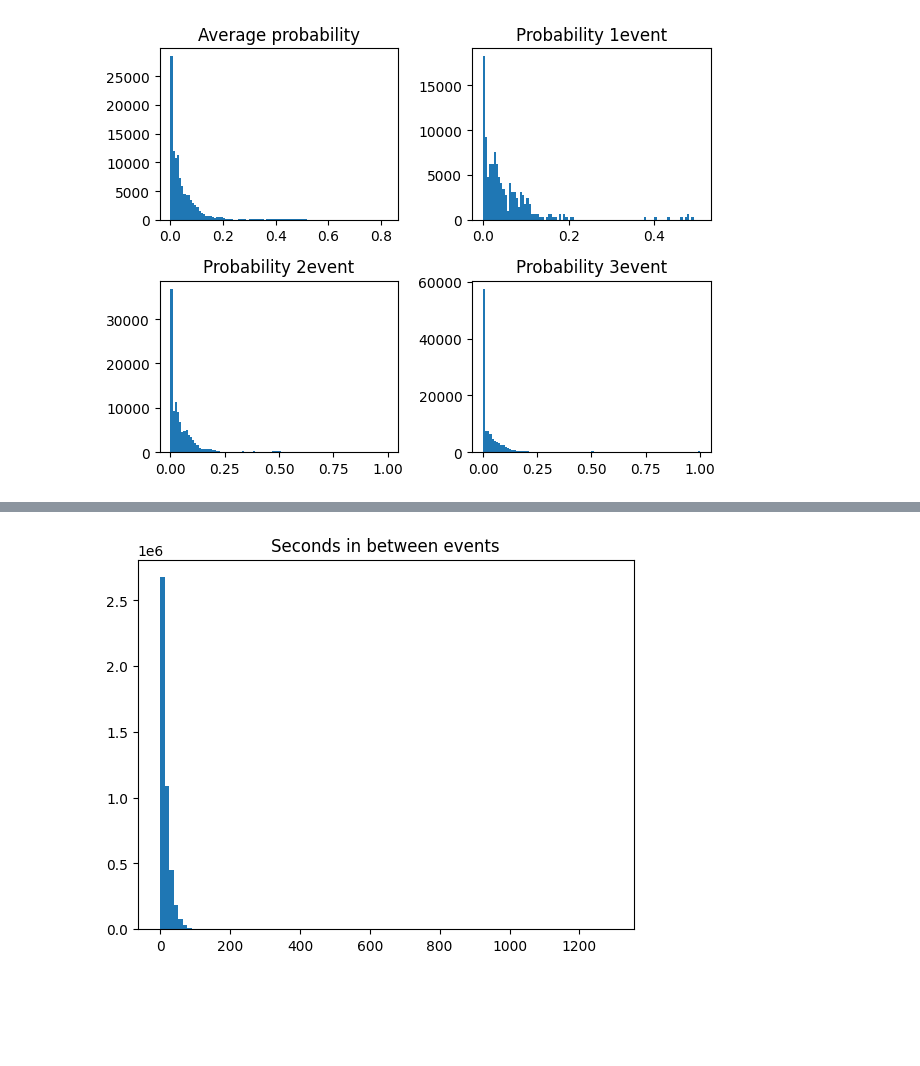
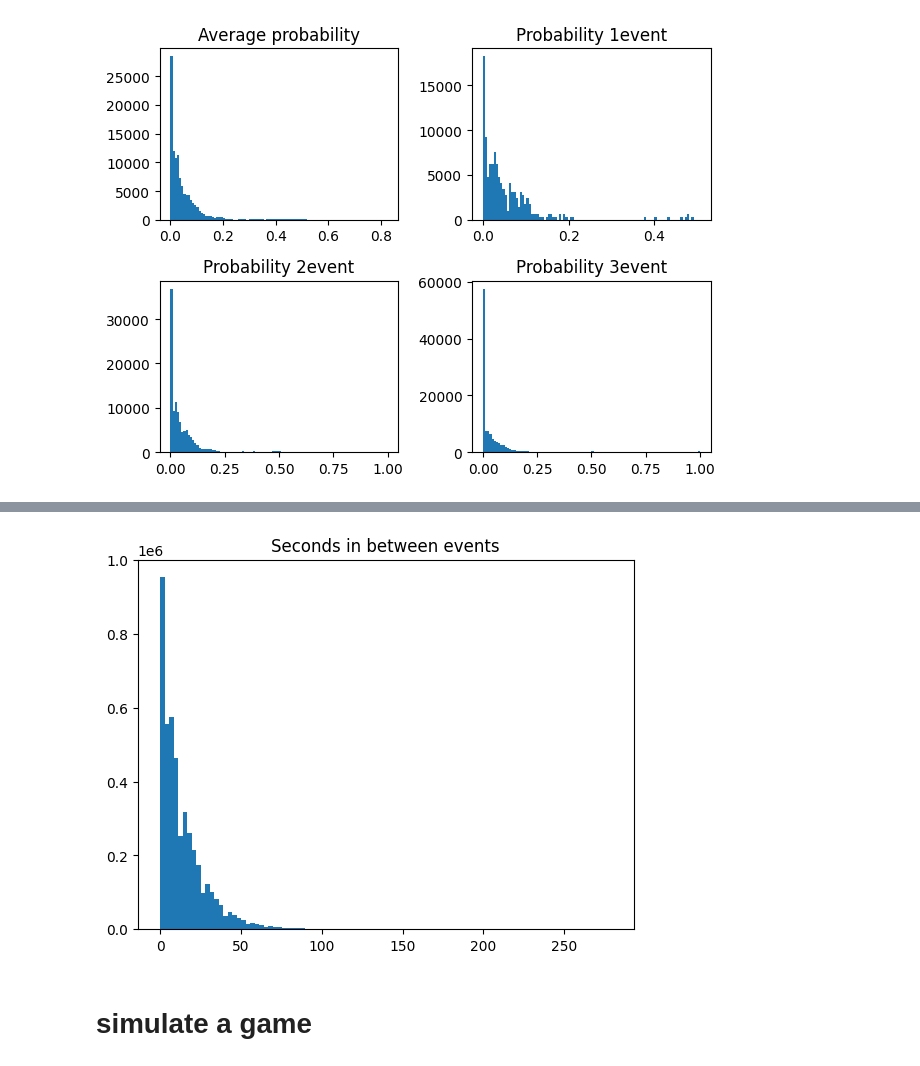
Before and after one commit to jeffxhansen/NHL_Win_Predictor, a Jupyter notebook: jeff.ipynb, the cells around one changed output, grey strips where cells are left out. Drawn from its saved outputs; the diff is of its cells as text; code cells hidden in the pictures; blank space fills up the shorter version.

```diff
--- a/jeff.ipynb
+++ b/jeff.ipynb
@@ -14,19 +19,20 @@ DATA_PATH = "data/play_by_play/"
 # %% [markdown]
 # load ALL of the data and clean it
 # %%
-rel_cols = [
-    'event_type', 'game_seconds_remaining', 'event_team_type',
-    'home_final', 'game_id', 'home_final',
-    'away_final', 'home_name', 'away_name']
 dataframes = []
 for file in sorted(list(os.listdir(DATA_PATH))):
     print(file)
     if file.endswith(".csv"):
         df = pd.read_csv(os.path.join(DATA_PATH, file), encoding='latin1')
-        df = df[rel_cols]
+        #df = df[rel_cols]
         dataframes.append(df)
 
-df_orig = pd.concat(dataframes)
+df_all = pd.concat(dataframes)
+rel_cols = [
+    'event_type', 'game_seconds_remaining', 'event_team_type',
+    'home_final', 'game_id', 'home_final',
+    'away_final', 'home_name', 'away_name']
+df_orig = df_all[rel_cols].copy()
 display(df_orig.head(10))
 # %% [output]
 play_by_play_2010_11.csv
@@ -77,6 +104,7 @@ df_events = df_events[['game_id', 'event', 'game_seconds_remaining']]
 first_rows = df_events['game_id'] != df_events['game_id'].shift(1)
 df_events['seconds_diff'] = np.abs(df_events['game_seconds_remaining'].diff().fillna(0))
 df_events.loc[first_rows, 'seconds_diff'] = 0
+df_events = df_events.reset_index(drop=True)
 # %% [markdown]
 # compute the probability tables for the MC
 # %%
@@ -382,6 +428,11 @@ plt.show()
 # %%
 plt.title("Seconds in between events")
+df_events['minutes_diff'] = df_events['seconds_diff'] / 60
+df_events = df_events[df_events['seconds_diff'] < 400]
+
 plt.hist(df_events['seconds_diff'], bins=100)
 plt.show()
 # %% [output]
-[figure, old version]
+[figure, new version]
+# %% [markdown]
+# simulate a game
```
Also changed, not shown: parts of 14 cells of this notebook.
